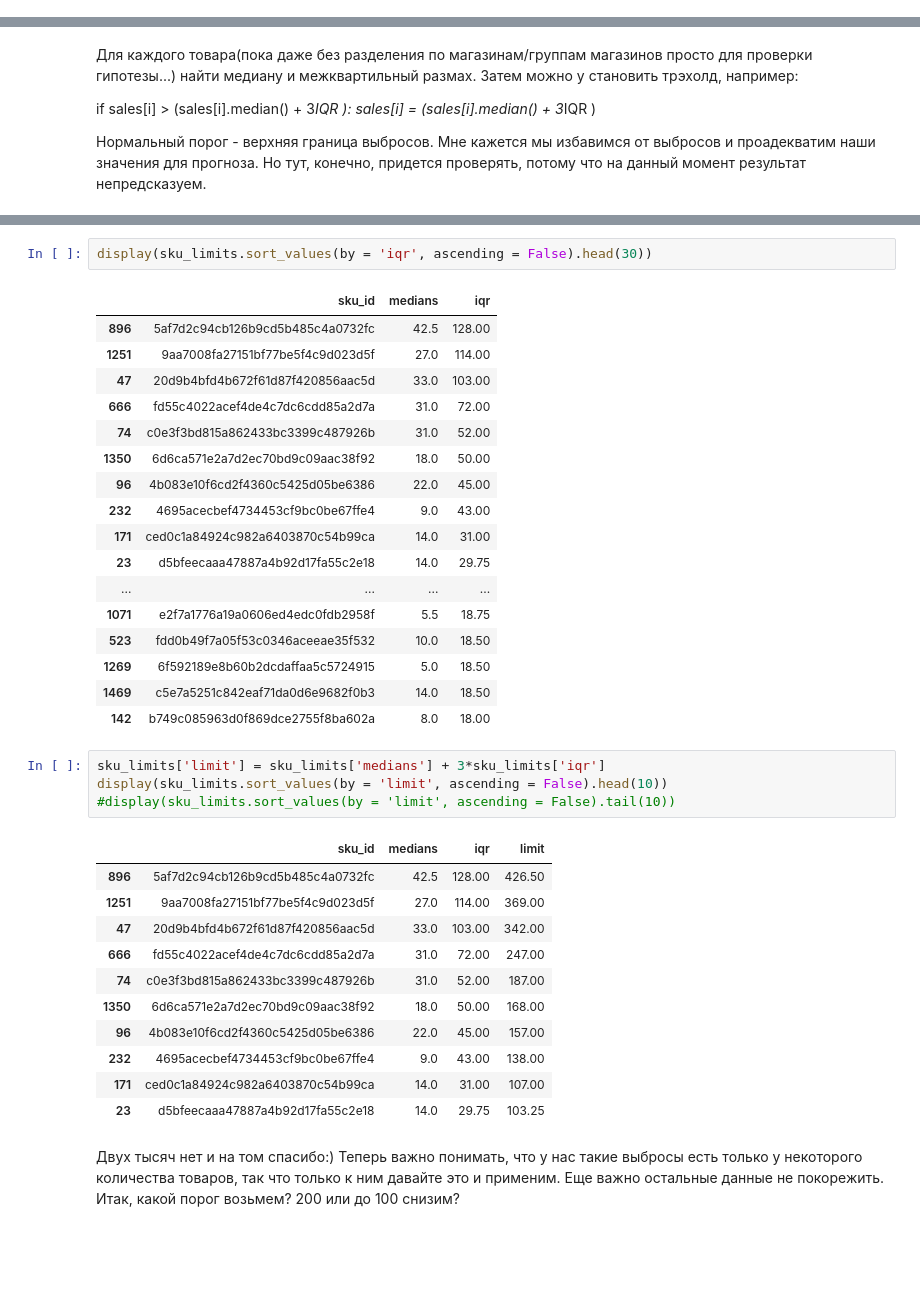
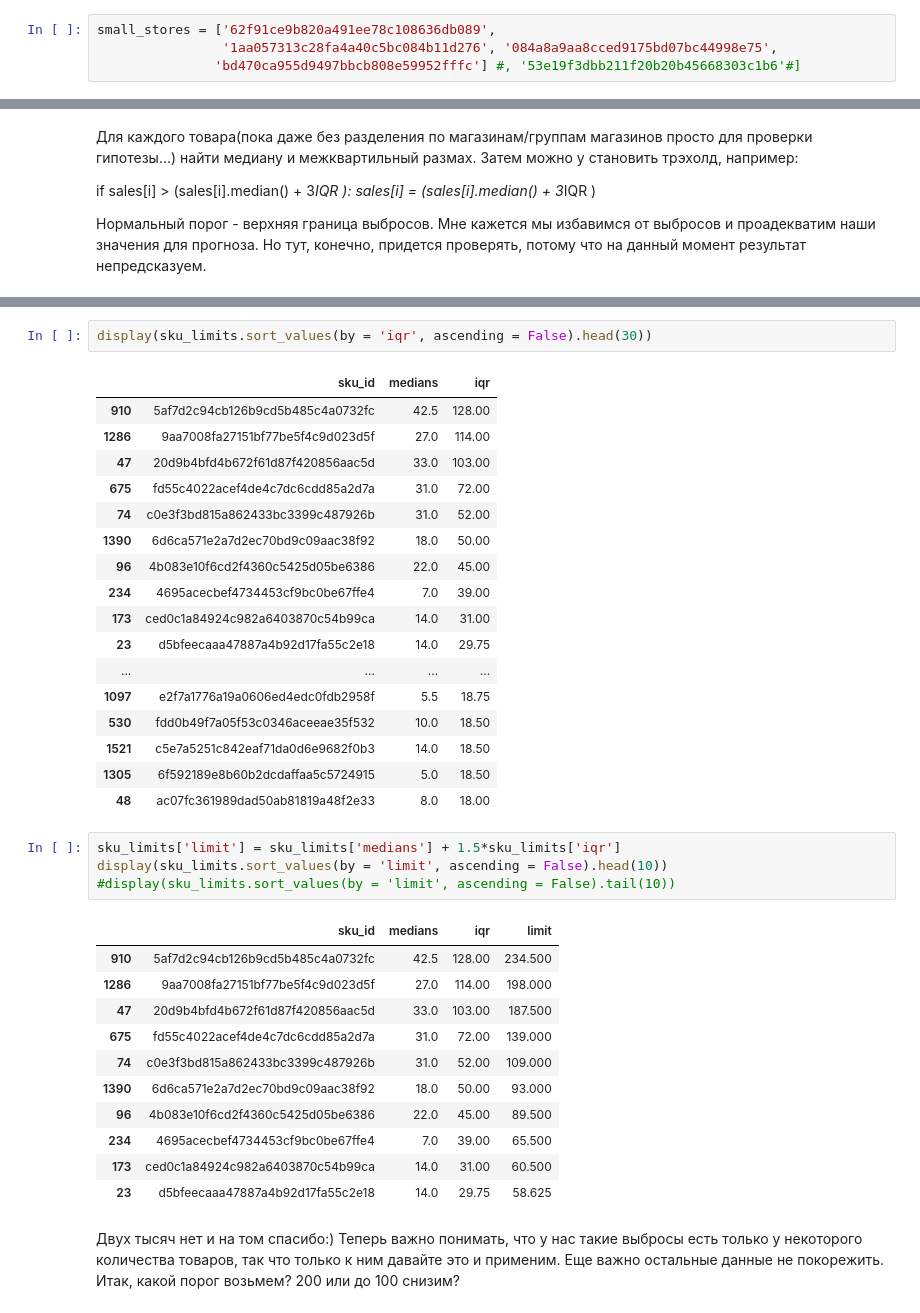
Before and after one commit to AndreiChernovJr/DS, a Jupyter notebook: Andrei's vision.ipynb, the cells around one changed output, grey strips where cells are left out. Saved outputs shown, nothing was run; the diff lists cells and outputs as text; blank space fills up the shorter version.

```diff
--- a/Andrei's vision.ipynb
+++ b/Andrei's vision.ipynb
@@ -498,3 +496,7 @@ small_stores = ['62f91ce9b820a491ee78c108636db089',
+# %%
+small_stores = ['62f91ce9b820a491ee78c108636db089',
+                '1aa057313c28fa4a40c5bc084b11d276', '084a8a9aa8cced9175bd07bc44998e75',
+               'bd470ca955d9497bbcb808e59952fffc'] #, '53e19f3dbb211f20b20b45668303c1b6'#]
 # %% [markdown]
 Очень интересное открытие: все магазинчики с маленькими продажами, которые я хочу удалить, принадлежат к одной и той же категори, типу локации и половина из них неактивны. Это еще больше усиливает мое желание их удалить.
 # %% [markdown]
@@ -829,38 +831,38 @@ display(sku_limits)
 display(sku_limits.sort_values(by = 'iqr', ascending = False).head(30))
 # %% [output]
 |  | sku_id | medians | iqr |
-| 896 | 5af7d2c94cb126b9cd5b485c4a0732fc | 42.5 | 128.00 |
-| 1251 | 9aa7008fa27151bf77be5f4c9d023d5f | 27.0 | 114.00 |
+| 910 | 5af7d2c94cb126b9cd5b485c4a0732fc | 42.5 | 128.00 |
+| 1286 | 9aa7008fa27151bf77be5f4c9d023d5f | 27.0 | 114.00 |
 | 47 | 20d9b4bfd4b672f61d87f420856aac5d | 33.0 | 103.00 |
-| 666 | fd55c4022acef4de4c7dc6cdd85a2d7a | 31.0 | 72.00 |
+| 675 | fd55c4022acef4de4c7dc6cdd85a2d7a | 31.0 | 72.00 |
 | 74 | c0e3f3bd815a862433bc3399c487926b | 31.0 | 52.00 |
-| 1350 | 6d6ca571e2a7d2ec70bd9c09aac38f92 | 18.0 | 50.00 |
+| 1390 | 6d6ca571e2a7d2ec70bd9c09aac38f92 | 18.0 | 50.00 |
 | 96 | 4b083e10f6cd2f4360c5425d05be6386 | 22.0 | 45.00 |
-| 232 | 4695acecbef4734453cf9bc0be67ffe4 | 9.0 | 43.00 |
-| 171 | ced0c1a84924c982a6403870c54b99ca | 14.0 | 31.00 |
+| 234 | 4695acecbef4734453cf9bc0be67ffe4 | 7.0 | 39.00 |
+| 173 | ced0c1a84924c982a6403870c54b99ca | 14.0 | 31.00 |
 | 23 | d5bfeecaaa47887a4b92d17fa55c2e18 | 14.0 | 29.75 |
 | ... | ... | ... | ... |
-| 1071 | e2f7a1776a19a0606ed4edc0fdb2958f | 5.5 | 18.75 |
-| 523 | fdd0b49f7a05f53c0346aceeae35f532 | 10.0 | 18.50 |
-| 1269 | 6f592189e8b60b2dcdaffaa5c5724915 | 5.0 | 18.50 |
-| 1469 | c5e7a5251c842eaf71da0d6e9682f0b3 | 14.0 | 18.50 |
-| 142 | b749c085963d0f869dce2755f8ba602a | 8.0 | 18.00 |
+| 1097 | e2f7a1776a19a0606ed4edc0fdb2958f | 5.5 | 18.75 |
+| 530 | fdd0b49f7a05f53c0346aceeae35f532 | 10.0 | 18.50 |
+| 1521 | c5e7a5251c842eaf71da0d6e9682f0b3 | 14.0 | 18.50 |
+| 1305 | 6f592189e8b60b2dcdaffaa5c5724915 | 5.0 | 18.50 |
+| 48 | ac07fc361989dad50ab81819a48f2e33 | 8.0 | 18.00 |
 # %%
-sku_limits['limit'] = sku_limits['medians'] + 3*sku_limits['iqr']
+sku_limits['limit'] = sku_limits['medians'] + 1.5*sku_limits['iqr']
 display(sku_limits.sort_values(by = 'limit', ascending = False).head(10))
 #display(sku_limits.sort_values(by = 'limit', ascending = False).tail(10))
 # %% [output]
 |  | sku_id | medians | iqr | limit |
-| 896 | 5af7d2c94cb126b9cd5b485c4a0732fc | 42.5 | 128.00 | 426.50 |
-| 1251 | 9aa7008fa27151bf77be5f4c9d023d5f | 27.0 | 114.00 | 369.00 |
-| 47 | 20d9b4bfd4b672f61d87f420856aac5d | 33.0 | 103.00 | 342.00 |
-| 666 | fd55c4022acef4de4c7dc6cdd85a2d7a | 31.0 | 72.00 | 247.00 |
-| 74 | c0e3f3bd815a862433bc3399c487926b | 31.0 | 52.00 | 187.00 |
-| 1350 | 6d6ca571e2a7d2ec70bd9c09aac38f92 | 18.0 | 50.00 | 168.00 |
-| 96 | 4b083e10f6cd2f4360c5425d05be6386 | 22.0 | 45.00 | 157.00 |
-| 232 | 4695acecbef4734453cf9bc0be67ffe4 | 9.0 | 43.00 | 138.00 |
-| 171 | ced0c1a84924c982a6403870c54b99ca | 14.0 | 31.00 | 107.00 |
-| 23 | d5bfeecaaa47887a4b92d17fa55c2e18 | 14.0 | 29.75 | 103.25 |
+| 910 | 5af7d2c94cb126b9cd5b485c4a0732fc | 42.5 | 128.00 | 234.500 |
+| 1286 | 9aa7008fa27151bf77be5f4c9d023d5f | 27.0 | 114.00 | 198.000 |
+| 47 | 20d9b4bfd4b672f61d87f420856aac5d | 33.0 | 103.00 | 187.500 |
+| 675 | fd55c4022acef4de4c7dc6cdd85a2d7a | 31.0 | 72.00 | 139.000 |
+| 74 | c0e3f3bd815a862433bc3399c487926b | 31.0 | 52.00 | 109.000 |
+| 1390 | 6d6ca571e2a7d2ec70bd9c09aac38f92 | 18.0 | 50.00 | 93.000 |
+| 96 | 4b083e10f6cd2f4360c5425d05be6386 | 22.0 | 45.00 | 89.500 |
+| 234 | 4695acecbef4734453cf9bc0be67ffe4 | 7.0 | 39.00 | 65.500 |
+| 173 | ced0c1a84924c982a6403870c54b99ca | 14.0 | 31.00 | 60.500 |
+| 23 | d5bfeecaaa47887a4b92d17fa55c2e18 | 14.0 | 29.75 | 58.625 |
 # %% [markdown]
 Двух тысяч нет и на том спасибо:)
 Теперь важно понимать, что у нас такие выбросы есть только у некоторого количества товаров, так что только к ним давайте это и применим.
```
Also changed, not shown: parts of 103 cells of this notebook.
